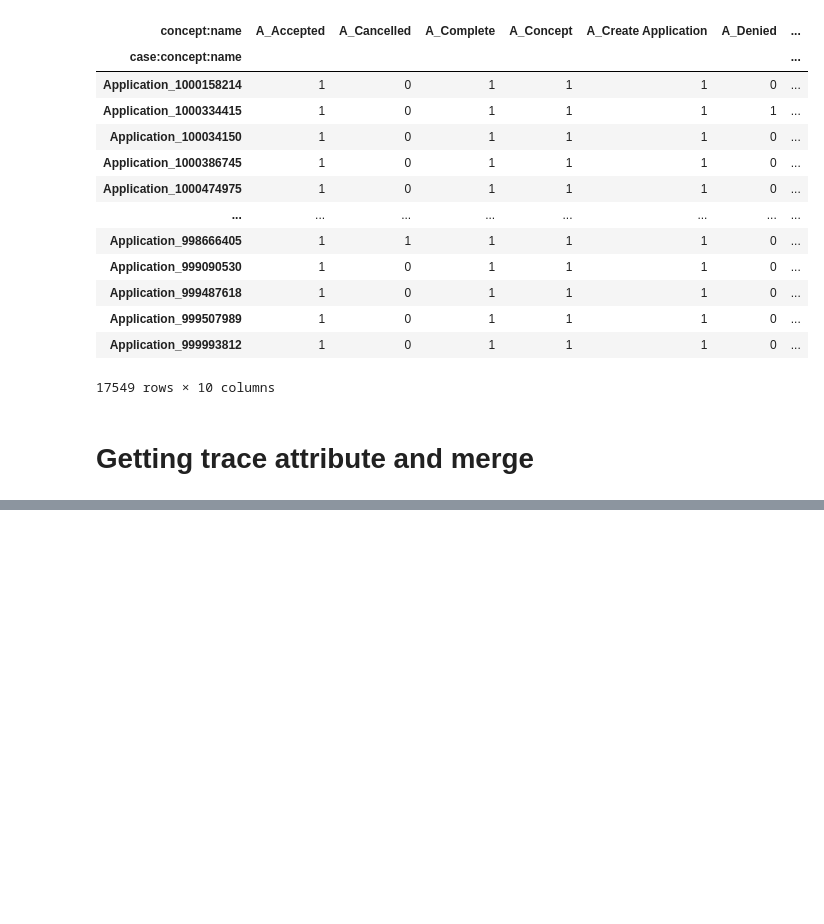
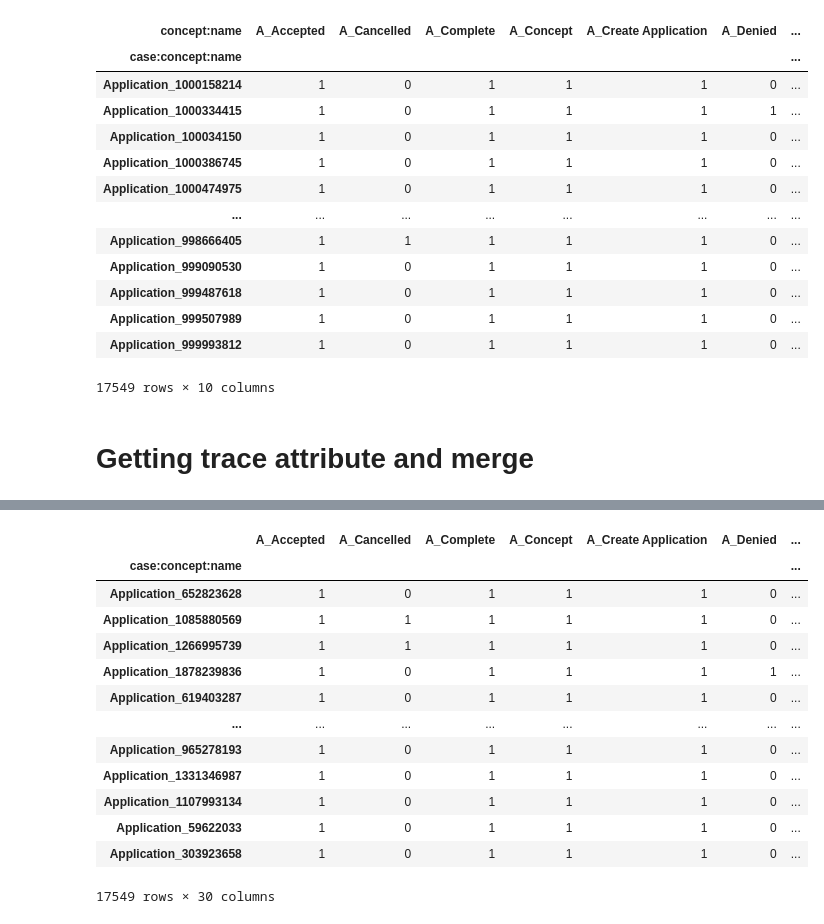
Before and after one commit to xuyou1999/APM_project_group8, a Jupyter notebook: encoding.ipynb, the cells around one changed output, grey strips where cells are left out. Cells and saved outputs as stored; diff of their text form; code cells hidden in the pictures; blank space fills up the shorter version.

```diff
--- a/encoding.ipynb
+++ b/encoding.ipynb
@@ -148,0 +185,20 @@ merged_df
+# %%
+merged_df['time:timestamp'] = pd.to_datetime(merged_df['time:timestamp'])
+# %%
+merged_df.sort_values(by=['time:timestamp'], inplace=True)
+merged_df
+# %% [output]
+|  | A_Accepted | A_Cancelled | A_Complete | A_Concept | A_Create Application | A_Denied | ... |
+| case:concept:name |  |  |  |  |  |  | ... |
+| Application_652823628 | 1 | 0 | 1 | 1 | 1 | 0 | ... |
+| Application_1085880569 | 1 | 1 | 1 | 1 | 1 | 0 | ... |
+| Application_1266995739 | 1 | 1 | 1 | 1 | 1 | 0 | ... |
+| Application_1878239836 | 1 | 0 | 1 | 1 | 1 | 1 | ... |
+| Application_619403287 | 1 | 0 | 1 | 1 | 1 | 0 | ... |
+| ... | ... | ... | ... | ... | ... | ... | ... |
+| Application_965278193 | 1 | 0 | 1 | 1 | 1 | 0 | ... |
+| Application_1331346987 | 1 | 0 | 1 | 1 | 1 | 0 | ... |
+| Application_1107993134 | 1 | 0 | 1 | 1 | 1 | 0 | ... |
+| Application_59622033 | 1 | 0 | 1 | 1 | 1 | 0 | ... |
+| Application_303923658 | 1 | 0 | 1 | 1 | 1 | 0 | ... |
+17549 rows × 30 columns
```
Also changed, not shown: parts of 25 cells of this notebook.
